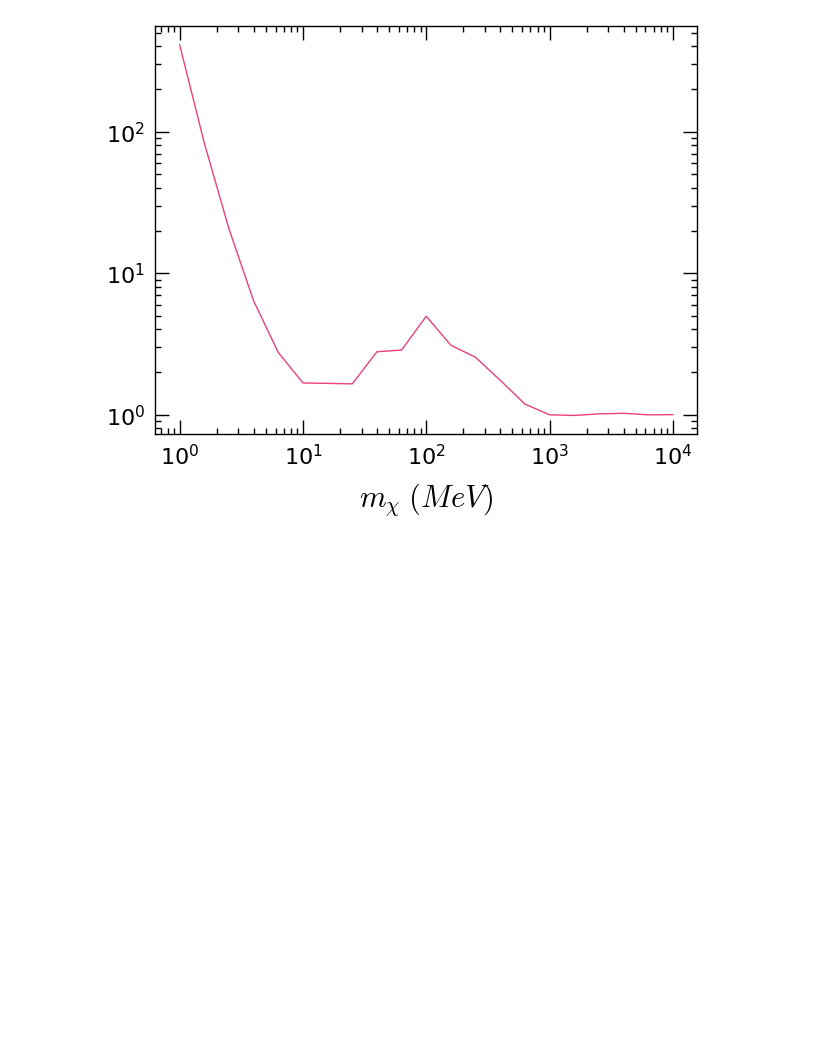
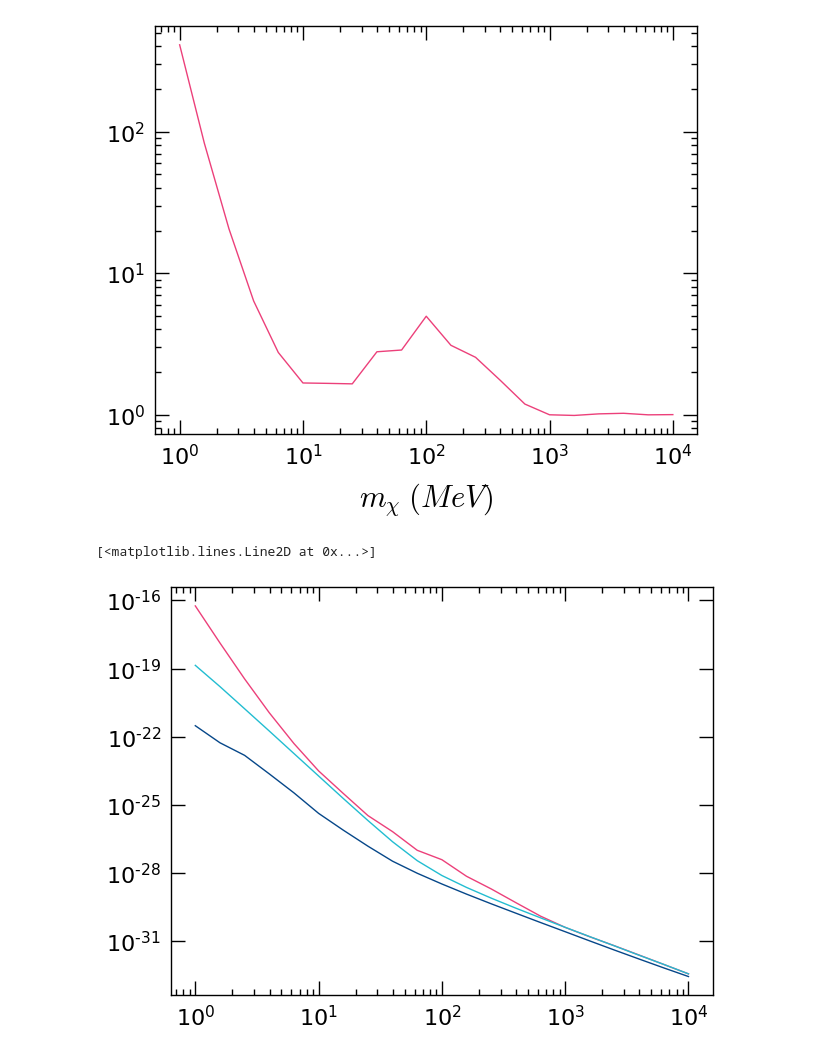
Before and after one commit to mvirgato/WD_e_capture, a Jupyter notebook: plots_cratedn_full.ipynb, the cells around one changed output. Drawn from its saved outputs; the diff is of its cells as text; code cells hidden in the pictures; blank space fills up the shorter version.

```diff
--- a/plots_cratedn_full.ipynb
+++ b/plots_cratedn_full.ipynb
@@ -1098,3 +1167,14 @@ plt.xlabel(r'$m_\chi\;(MeV)$')
 plt.savefig('./figs/collective_effects/D5_ratio.pdf')
 # %% [output]
 [figure]
+# %%
+lam_coll = (C_coll/CgeomWD(mchi))**0.25
+lam_0 = (C_0/CgeomWD(mchi))**0.25
+lam_NPB = (C_NPB/CgeomWD(mchi))**0.25
+# %%
+plt.loglog(mchi, sigma5(mchi, lam_coll)*(me/mchi)**2)
+plt.loglog(mchi, sigma5(mchi, lam_0)*(me/mchi)**2)
+plt.loglog(mchi, sigma5(mchi, lam_NPB)*(me/mchi)**2)
+# %% [output]
+[<matplotlib.lines.Line2D at 0x...>]
+[figure, added]
```
Also changed, not shown: parts of 6 cells of this notebook, 2 other files.
